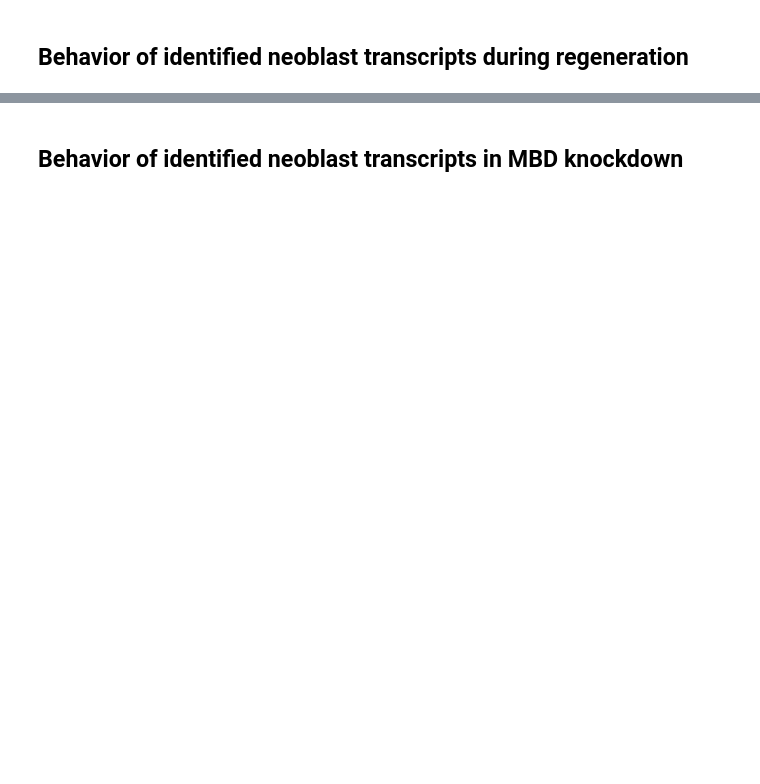
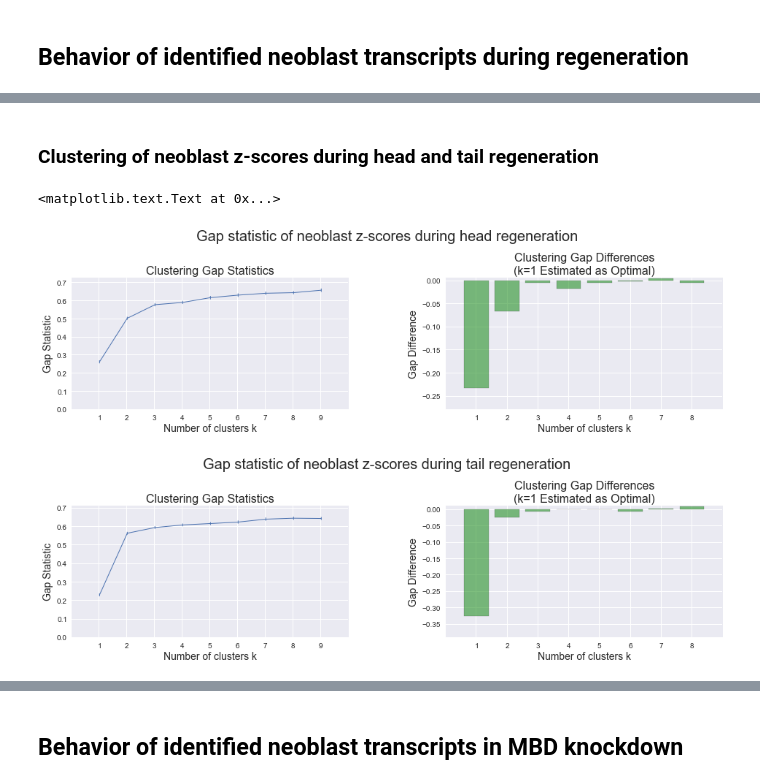
Before and after one commit to damiankao/smed-neoblast-analysis, a Jupyter notebook: Neoblast.ipynb, the cells around one changed output, grey strips where cells are left out. Drawn from its saved outputs; the diff is of its cells as text; code cells hidden in the pictures; blank space fills up the shorter version.

```diff
--- a/Neoblast.ipynb
+++ b/Neoblast.ipynb
@@ -597,8 +597,7 @@ def plot_gap_statistics(gaps, errs, difs):
 
     # Add figure labels and ticks
     if max_gap:
-        ax.set_title('Clustering Gap Differences\n(k=%d Estimated as Optimal)' % (max_gap), \
-                     fontsize=16)
+        ax.set_title('Clustering Gap Differences',fontsize=16)
     else:
         ax.set_title('Clustering Gap Differences\n', fontsize=16)
     ax.set_xlabel('Number of clusters k', fontsize=14)
@@ -609,8 +608,6 @@ def plot_gap_statistics(gaps, errs, difs):
     ax.set_ylim(min(difs)*1.2, max(difs)*1.2)
     ax.set_xlim(0, len(difs)+1.0)
 
-    # Show the figure
-    plt.show()
 
 #g, e, d = gap_statistics(avgProps.T)
 #takes too long to run. Here are the results:
@@ -735,0 +786,27 @@ Number of transcripts with 3 sources: 201
+# %% [markdown]
+### Clustering of neoblast z-scores during head and tail regeneration
+# %%
+#gap statistics of head neoblast z-scores
+headNeoZscoreVals = np.array([[float(y) for y in x[1:]] for x in headNeoZscore])
+headTids = [x[0] for x in headNeoZscore]
+g = [0.26515887884439548, 0.5055455772350218, 0.58050526621632736, 0.5929773235745146, 0.61943812764461859, 0.63331579030067109, 0.64362800563194644, 0.64694441491656385, 0.66052980777901726]
+e = [0.0085225266568236344, 0.0081270727155664437, 0.0085131163975507712, 0.0085382034867247276, 0.0093653243058462697, 0.0096118430996396647, 0.0092875913326982158, 0.0083352613609502819, 0.0093621328347945135]
+d = [-0.23225962567505987, -0.066446572583754748, -0.0039338538714625004, -0.017095479764257737, -0.0042658195564128087, -0.0010246239985771677, 0.0050188520763329025, -0.0042232600276589372]
+#g, e, d = gap_statistics(headNeoZscoreVals)
+plot_gap_statistics(g,e,d)
+plt.subplots_adjust(top=0.75)
+plt.suptitle('Gap statistic of neoblast z-scores during head regeneration',fontsize=20)
+
+tailNeoZscoreVals = np.array([[float(y) for y in x[1:]] for x in tailNeoZscore])
+tailTids = [x[0] for x in tailNeoZscore]
+g = [0.23249443609713913, 0.56547792190777768, 0.59640763056457269, 0.61052930045157727, 0.61787212851528961, 0.6258160607949762, 0.64172720992704269, 0.6468422797066099, 0.64535020785244146]
+e = [0.0076777531370261446, 0.007521242966334234, 0.0073218941558626299, 0.0073004457983496225, 0.0077493784861911441, 0.0085020570929601937, 0.0089591606210123308, 0.0086112542419244254, 0.0078858082537098615]
+d = [-0.32546224284430425, -0.023607814500932411, -0.0068212240886549314, 0.00040655042247883522, 0.00055812481327355279, -0.0069519885110541635, 0.0034961844623572214, 0.0093778801078783225]
+#g, e, d = gap_statistics(tailNeoZscoreVals)
+plot_gap_statistics(g,e,d)
+plt.subplots_adjust(top=0.75)
+plt.suptitle('Gap statistic of neoblast z-scores during tail regeneration',fontsize=20)
+# %% [output]
+<matplotlib.text.Text at 0x...>
+[figure, added]
+[figure, added]
```
Also changed, not shown: parts of 6 cells of this notebook, 7 other files.
